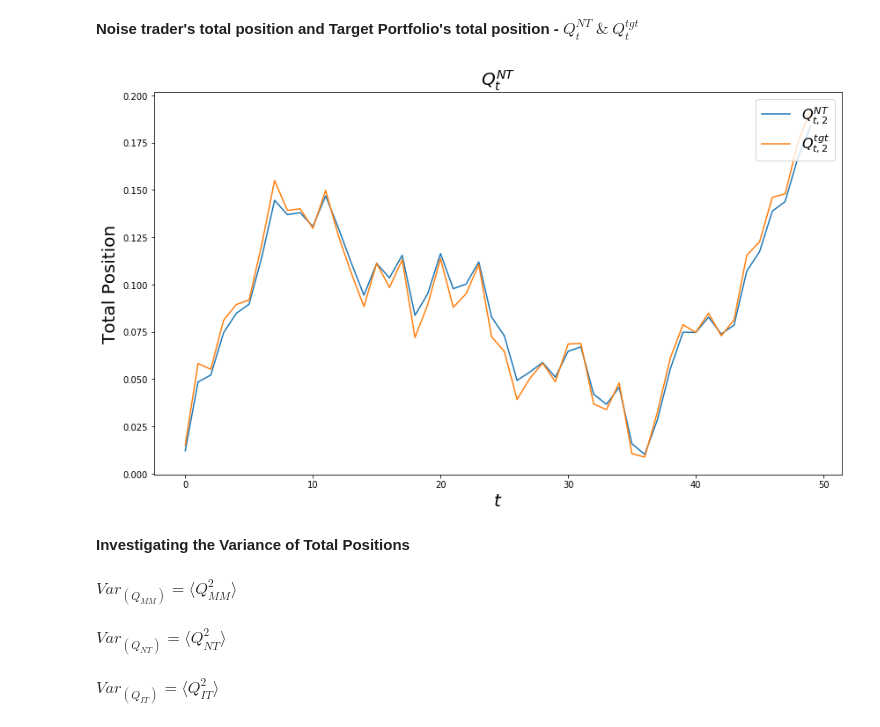
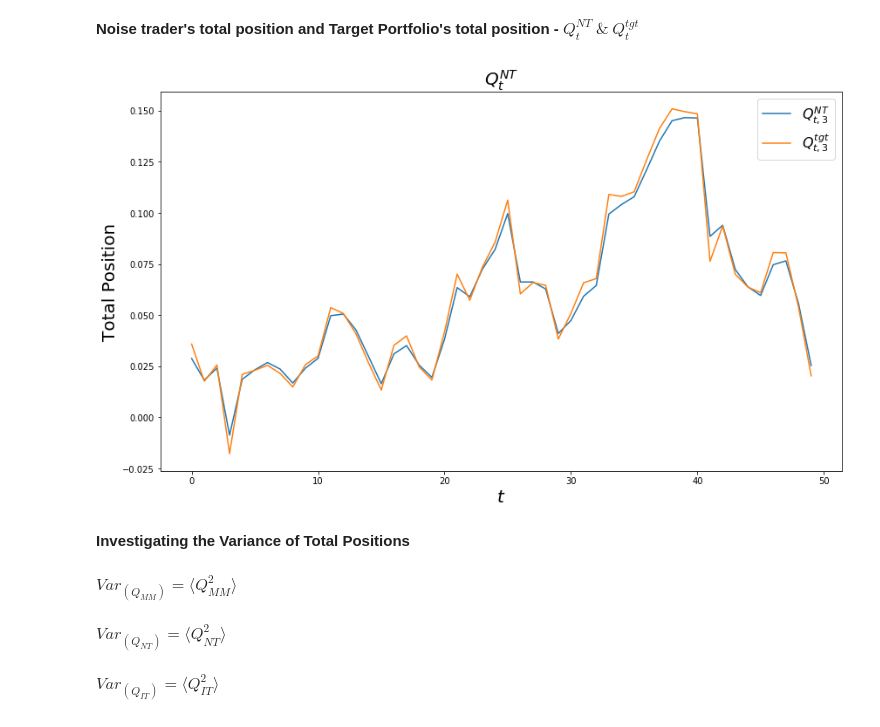
Before and after one commit to felipemoret77/EconophysiX_Internship, a Jupyter notebook: A_Rational_Noise_Trader_Within_A_Kyle_Setup_Simplified_Utility_3_Seeds_EconophysiX.ipynb, the cells around one changed output. Drawn from its saved outputs; the diff is of its cells as text; code cells hidden in the pictures.

```diff
--- a/A_Rational_Noise_Trader_Within_A_Kyle_Setup_Simplified_Utility_3_Seeds_EconophysiX.ipynb
+++ b/A_Rational_Noise_Trader_Within_A_Kyle_Setup_Simplified_Utility_3_Seeds_EconophysiX.ipynb
@@ -1809,7 +1816,4 @@ def return_phi_t_and_total_positions_information(NT_order_flow, IT_order_flow, t
         var_informed_trader_total_position_t[i] = np.var(informed_trader_total_position_matrix[i,:])
         var_market_maker_total_position_t[i] = np.var(market_maker_total_position_matrix[i, :])
 
-    return phi_t[::-1], noise_trader_total_position_t[::-1], target_portfolio_total_position_t[::-1],
-    informed_trader_total_position_t[::-1], market_maker_total_position_t[::-1],
-    var_noise_trader_total_position_t[::-1], var_target_portfolio_total_position_t[::-1],
-    var_informed_trader_total_position_t[::-1], var_market_maker_total_position_t[::-1]
+    return phi_t[::-1], noise_trader_total_position_t[::-1], target_portfolio_total_position_t[::-1], informed_trader_total_position_t[::-1], market_maker_total_position_t[::-1], var_noise_trader_total_position_t[::-1], var_target_portfolio_total_position_t[::-1], var_informed_trader_total_position_t[::-1], var_market_maker_total_position_t[::-1]
@@ -1885,12 +1930,12 @@ phi_t_vector_without_normalization, phi_t_vector_with_normalization, MM_mean_gai
 **Plotting Tracking Error Measure Without normalization**
 # %%
 figure29 = plt.figure(figsize = (14,8))
-plt.title(r"$\phi_{t} =  \langle (Q_{t}^{NT} - Q_{t}^{tgt})^{2} \rangle$ ", fontsize = 20)
+plt.title(r"$\sqrt{\phi_{T}} =  \sqrt{\langle (Q_{t}^{NT} - Q_{t}^{tgt})^{2} \rangle}$ ", fontsize = 20)
 
 for i in range (0,number_of_points):
-    plt.plot(np.arange(0,len(phi_t_vector_without_normalization[0])), phi_t_vector_without_normalization[i], label = r"$\alpha$ = {:.4f}".format(alpha_vector[i]))
+    plt.plot(np.arange(0,len(phi_t_vector[0])), np.sqrt(phi_t_vector[i]), label = r"$\alpha$ = {:.4f}".format(alpha_vector[i]))
 plt.xlabel(r"$t$", fontsize = 20)
-plt.ylabel(r"$\phi$", fontsize = 20)
+plt.ylabel(r"$\sqrt{\phi_{T}}$", fontsize = 20)
 plt.legend(loc = 1, prop={'size': 16})
 plt.show()
 # %% [output]
@@ -1900,10 +1942,0 @@ plt.show()
-# %%
-figure30 = plt.figure(figsize = (14,8))
-plt.title(r"$\phi_{t} =  \langle (Q_{t}^{NT} - Q_{t}^{tgt})^{2} \rangle / \langle (Q_{t}^{tgt})^{2} \rangle$", fontsize = 20)
-
-for i in range (0,number_of_points):
-    plt.plot(np.arange(0,len(phi_t_vector_with_normalization[0])), phi_t_vector_with_normalization[i], label = r"$\alpha$ = {:.4f}".format(alpha_vector[i]))
-plt.xlabel(r"$t$", fontsize = 20)
-plt.ylabel(r"$\phi$", fontsize = 20)
-plt.legend(loc = 1, prop={'size': 16})
-plt.show()
@@ -1912,18 +1943,18 @@ plt.show()
 # %% [markdown]
 **Analyzing $\phi_{T}$ in function of $\alpha$**
 # %%
-figure31 = plt.figure(figsize = (14,8))
-plt.title(r"$\phi_{T}$ vs $\alpha$", fontsize = 20)
+figure30 = plt.figure(figsize = (14,8))
+plt.title(r"$\sqrt{\phi_{T}}$ vs $\alpha$", fontsize = 20)
 
-phi_stationary = []
+phi_stationary_sqrt = []
 
 for i in range(number_of_points):
-    phi_stationary.append(phi_t_vector_without_normalization[i][-1])
+    phi_stationary_sqrt.append(np.sqrt(phi_t_vector[i][-1]))
 
 
-plt.plot(alpha_vector, phi_stationary)
+plt.plot(alpha_vector, phi_stationary_sqrt)
 
 plt.xlabel(r"$\alpha$", fontsize = 20)
-plt.ylabel(r"$\phi_{T}$", fontsize = 20)
+plt.ylabel(r"$\sqrt{\phi_{T}}$", fontsize = 20)
 plt.show()
 # %% [output]
@@ -1948,19 +1980,19 @@ plt.show()
 # %% [markdown]
 **Noise trader's total position and Target Portfolio's total position - $Q_{t}^{NT} \ \& \ Q_{t}^{tgt}$**
 # %%
-figure33 = plt.figure(figsize = (14,8))
+figure32 = plt.figure(figsize = (14,8))
 plt.title(r"$Q_{t}^{NT}$ ", fontsize = 20)
 
-for i in range (2,3):
-    plt.plot(np.arange(0,len(phi_t_vector_without_normalization[0])), noise_trader_total_position_t[i], label = r"$Q_{{t,{}}}^{{NT}}$".format(i))
-    plt.plot(np.arange(0,len(phi_t_vector_without_normalization[0])), target_portfolio_total_position_t[i], label = r"$Q_{{t,{}}}^{{tgt}}$".format(i))
+for i in range (3,4):
+    plt.plot(np.arange(0,len(phi_t_vector[0])), noise_trader_total_position_t[i], label = r"$Q_{{t,{}}}^{{NT}}$".format(i))
+    plt.plot(np.arange(0,len(phi_t_vector[0])), target_portfolio_total_position_t[i], label = r"$Q_{{t,{}}}^{{tgt}}$".format(i))
 
 plt.xlabel(r"$t$", fontsize = 20)
 plt.ylabel(r"Total Position", fontsize = 20)
 plt.legend(loc = 1, prop={'size': 16})
 plt.show()
 # %% [output]
-[figure, old version]
+[figure, new version]
 # %% [markdown]
 **Investigating the Variance of Total Positions** <br/><br/>
 $ Var_{(Q_{MM})}  = \langle Q_{MM}^{2} \rangle$<br/><br/>
```
Also changed, not shown: parts of 20 cells of this notebook, 1 other file.
